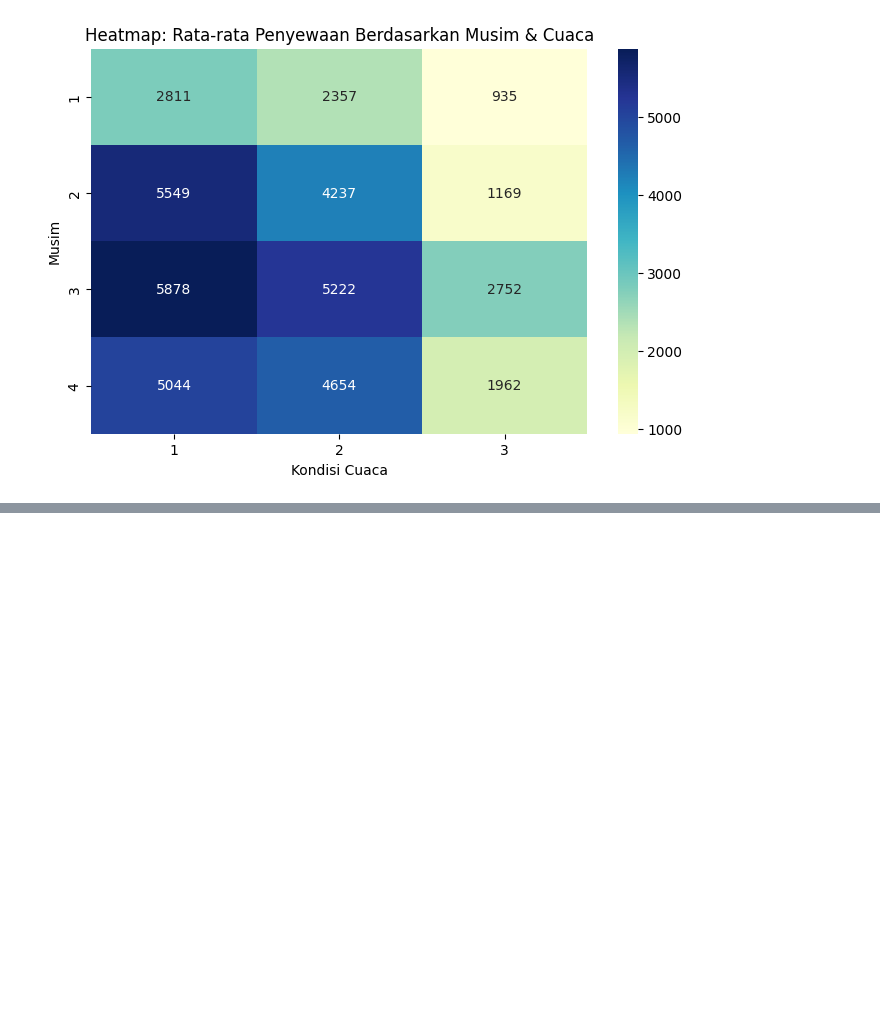
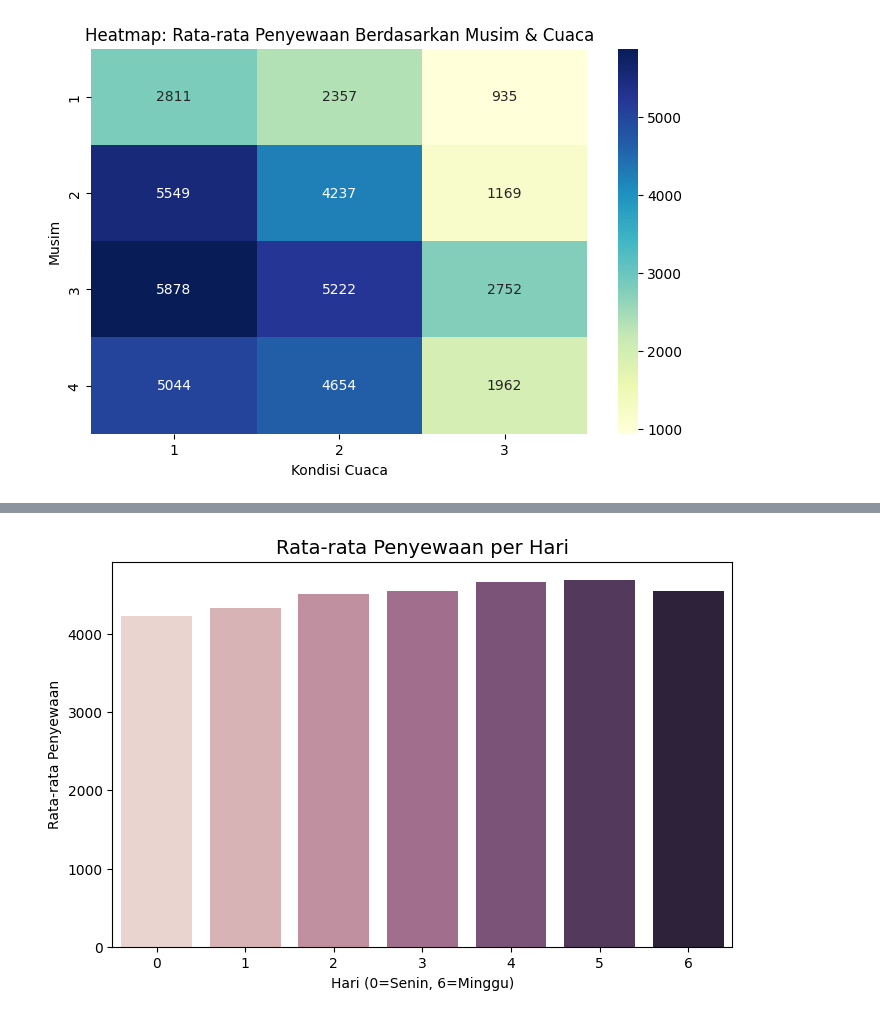
Before and after one commit to muhanangmahrub/bike-sharing-analysis-using-python, a Jupyter notebook: notebook.ipynb, the cells around one changed output, grey strips where cells are left out. Drawn from its saved outputs; the diff is of its cells as text; code cells hidden in the pictures; blank space fills up the shorter version.

```diff
--- a/notebook.ipynb
+++ b/notebook.ipynb
@@ -535,0 +548,9 @@ plt.show()
+# %%
+plt.figure(figsize=(8,5))
+sns.barplot(data=day_df, x="weekday", y="cnt", estimator="mean", errorbar=None, hue="weekday", legend=False)
+plt.title("Rata-rata Penyewaan per Hari", fontsize=14)
+plt.xlabel("Hari (0=Senin, 6=Minggu)")
+plt.ylabel("Rata-rata Penyewaan")
+plt.show()
+# %% [output]
+[figure, added]
```
Also changed, not shown: parts of 12 cells of this notebook, 6 other files.
